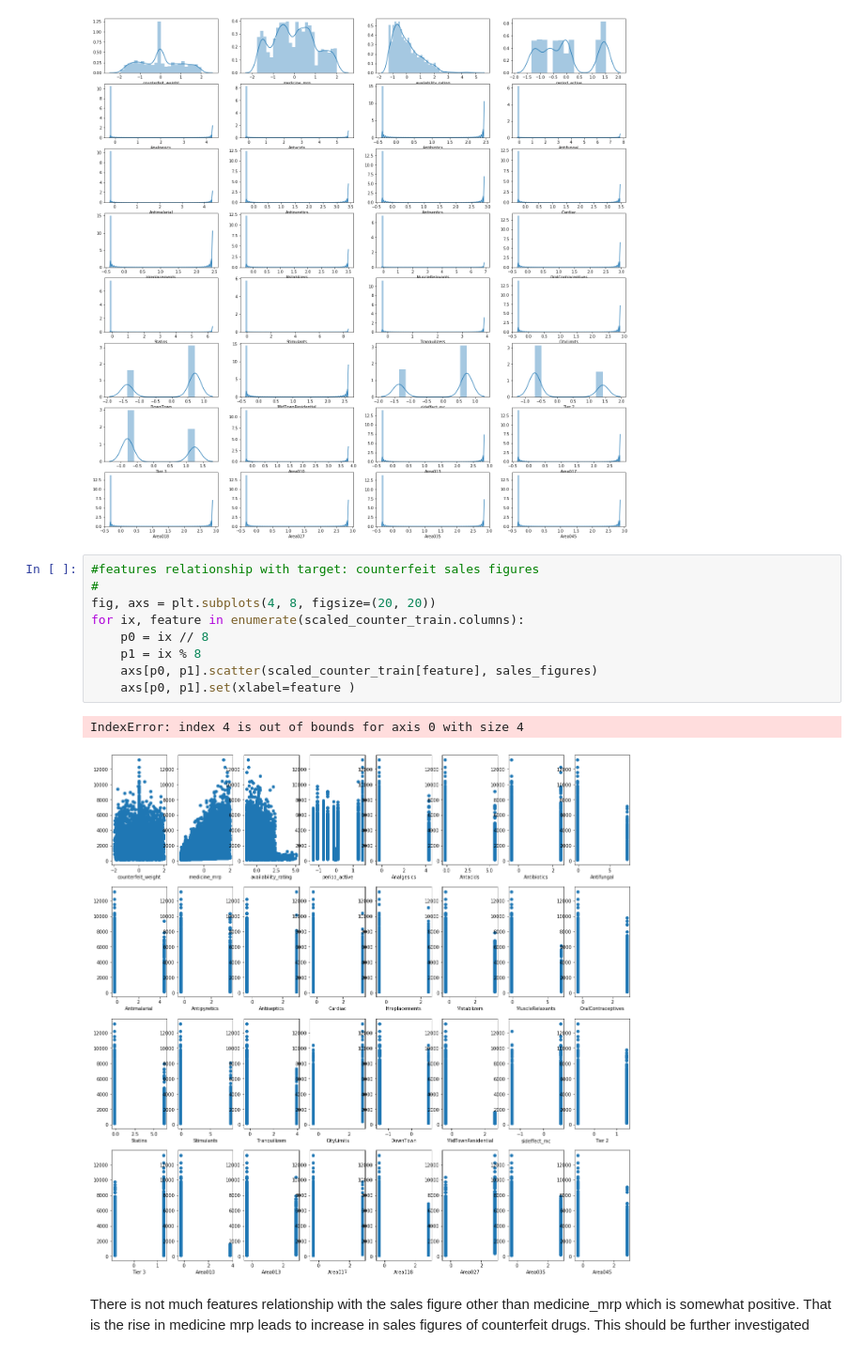
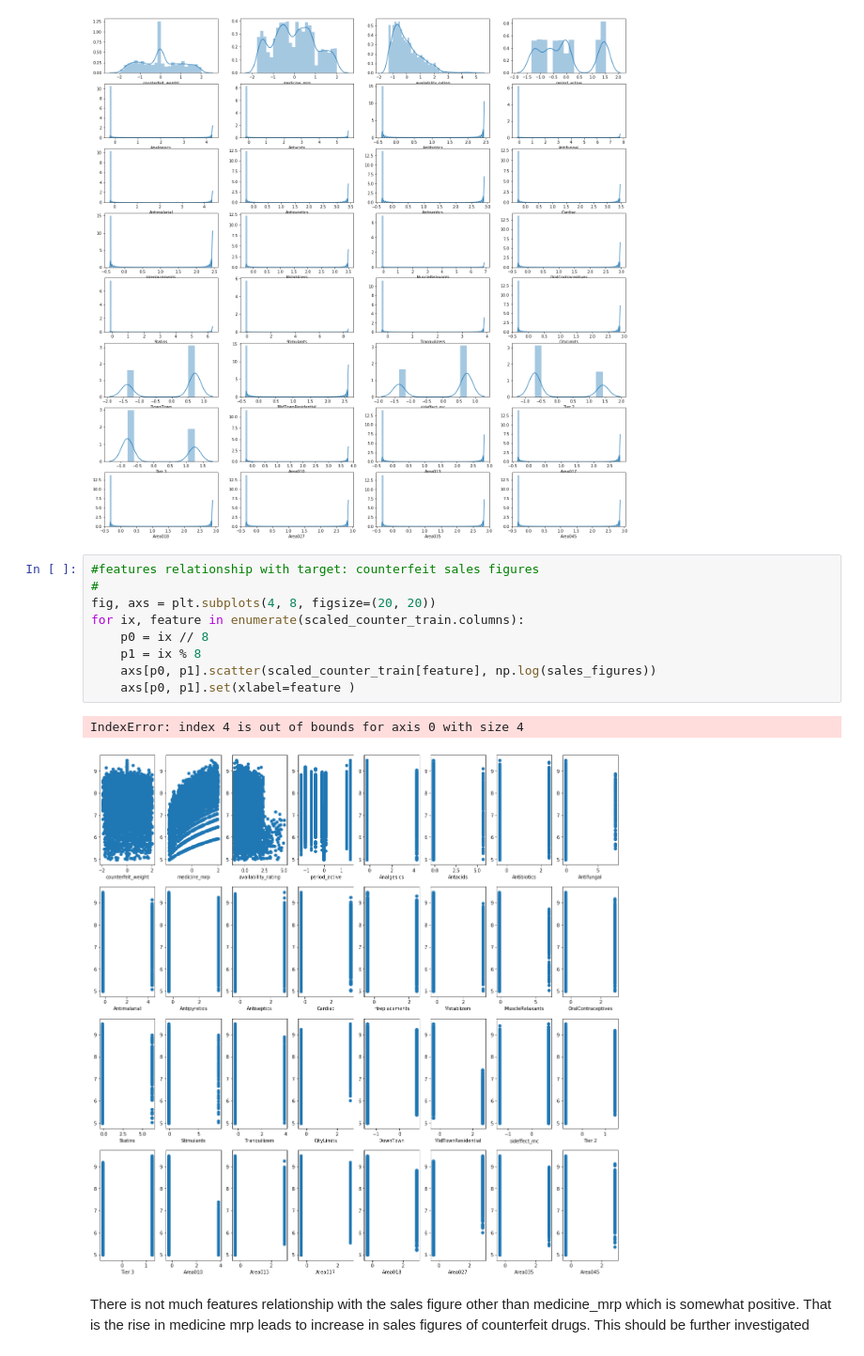
Before and after one commit to ajakaiye33/Data_Science_Proj, a Jupyter notebook: data_science_cap/project1_wip.ipynb, the cells around one changed output. Shown at 94% size. Cells and saved outputs as stored; diff of their text form.

```diff
--- a/data_science_cap/project1_wip.ipynb
+++ b/data_science_cap/project1_wip.ipynb
@@ -605,15 +616,15 @@ IndexError: index 8 is out of bounds for axis 0 with size 8
 # %%
 #features relationship with target: counterfeit sales figures
 #
 fig, axs = plt.subplots(4, 8, figsize=(20, 20))
 for ix, feature in enumerate(scaled_counter_train.columns):
     p0 = ix // 8
     p1 = ix % 8
-    axs[p0, p1].scatter(scaled_counter_train[feature], sales_figures)
+    axs[p0, p1].scatter(scaled_counter_train[feature], np.log(sales_figures))
     axs[p0, p1].set(xlabel=feature )
 # %% [output]
 IndexError: index 4 is out of bounds for axis 0 with size 4
-[figure, old version]
+[figure, new version]
 # %% [markdown]
 There is not much features relationship with the sales figure other than medicine_mrp which is somewhat positive. That is the rise in medicine mrp leads to increase in sales figures of counterfeit drugs. This should be further investigated
 # %% [markdown]
```
Also changed, not shown: parts of 38 cells of this notebook.
